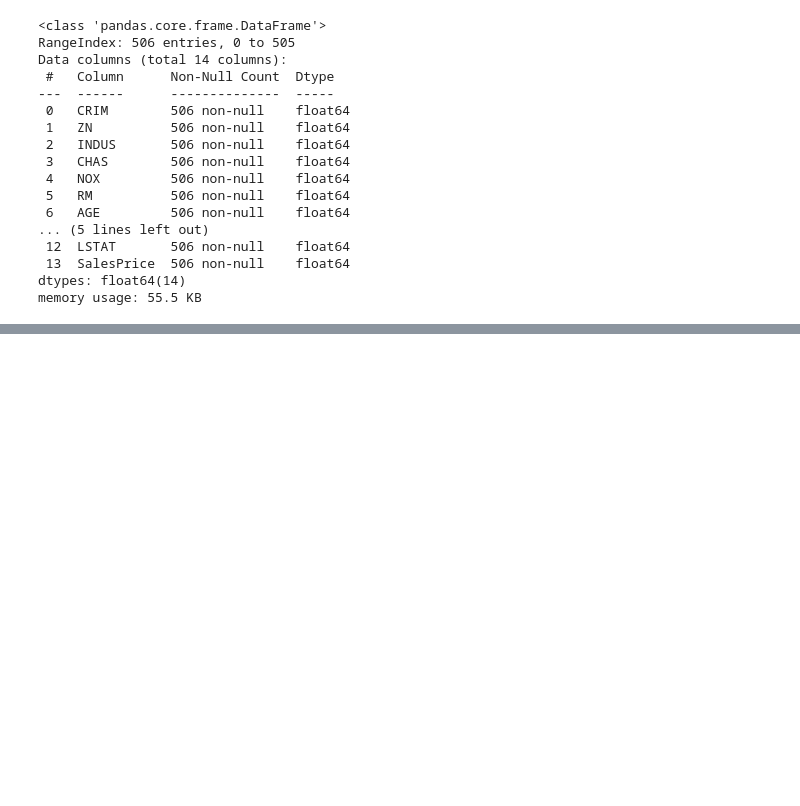
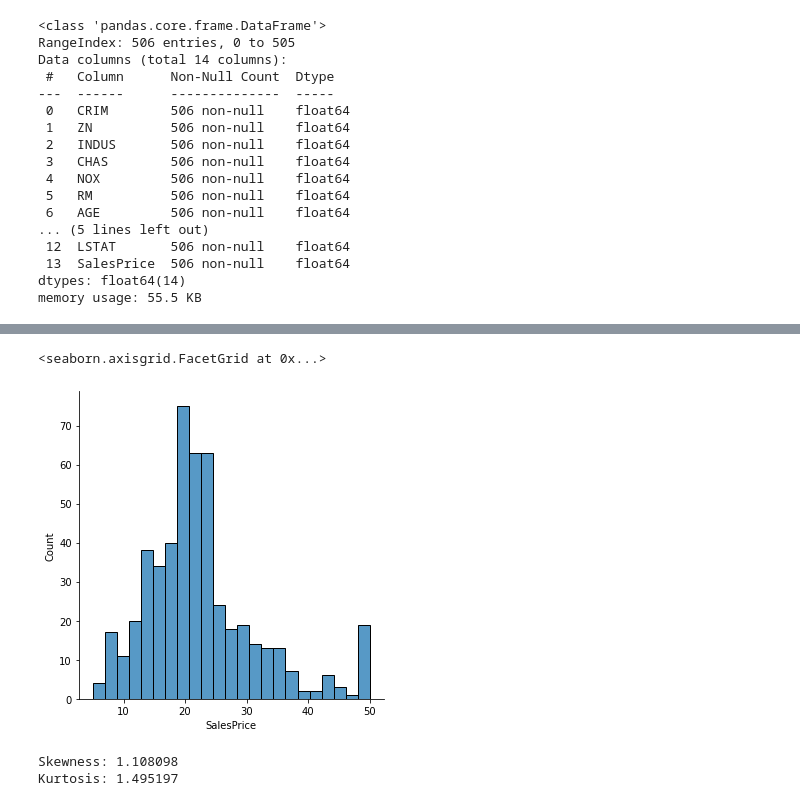
Before and after one commit to jrTanvirHasan27/HousePricePrediction_LR, a Jupyter notebook: House Price Prediction.ipynb, the cells around one changed output, grey strips where cells are left out. Cells and saved outputs as stored; diff of their text form; code cells hidden in the pictures; blank space fills up the shorter version.

```diff
--- a/House Price Prediction.ipynb
+++ b/House Price Prediction.ipynb
@@ -85,0 +111,11 @@ data.describe()
+# %%
+sns.displot(data["SalesPrice"])
+# %% [output]
+<seaborn.axisgrid.FacetGrid at 0x...>
+[figure, added]
+# %%
+print("Skewness: %f" % data['SalesPrice'].skew())
+print("Kurtosis: %f" % data['SalesPrice'].kurt())
+# %% [output]
+Skewness: 1.108098
+Kurtosis: 1.495197
```
Also changed, not shown: parts of 8 cells of this notebook.
